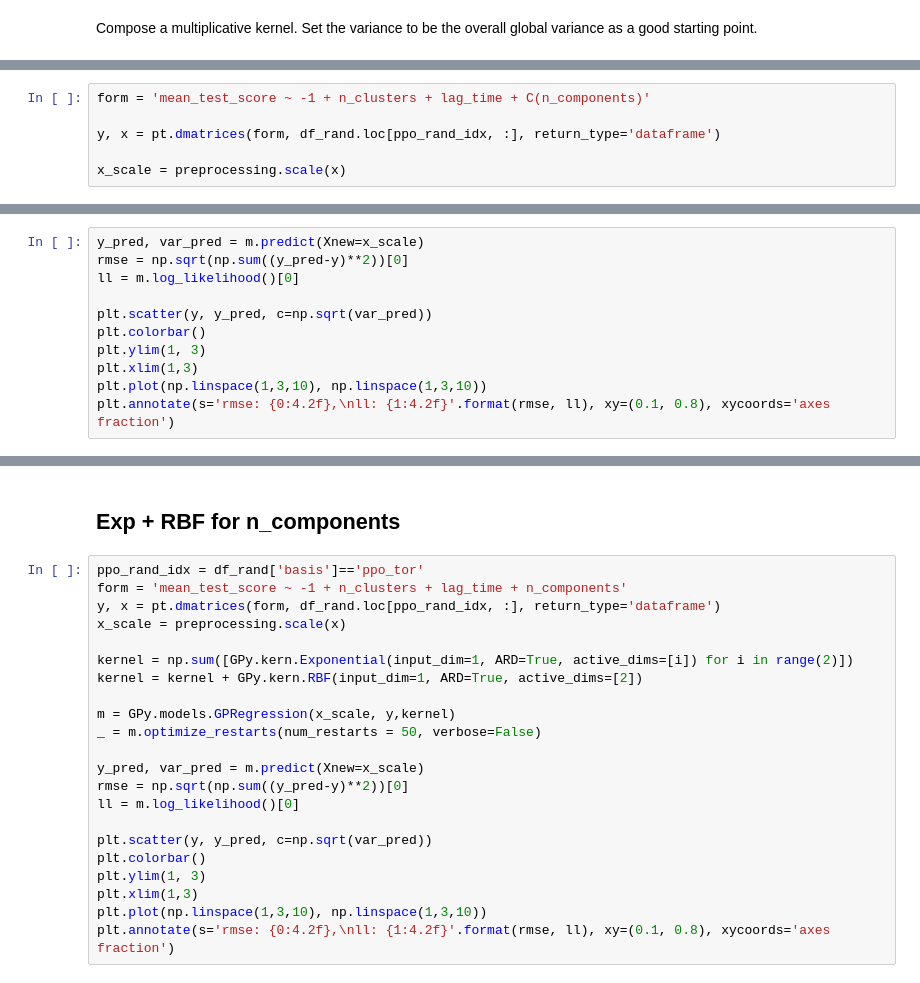
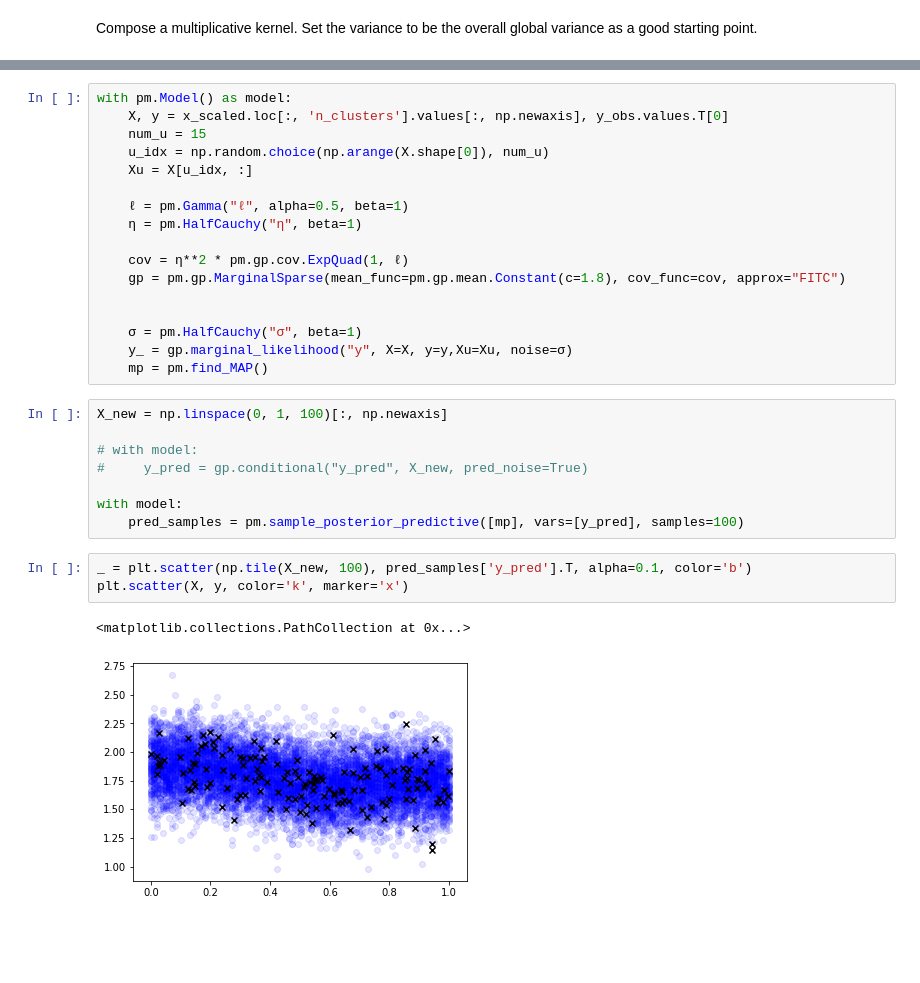
Before and after one commit to RobertArbon/optimize-fs-peptide, a Jupyter notebook: fit_gp_model.ipynb, the cells around one changed output, grey strips where cells are left out. Drawn from its saved outputs; the diff is of its cells as text; blank space fills up the shorter version.

```diff
--- a/fit_gp_model.ipynb
+++ b/fit_gp_model.ipynb
@@ -280,6 +161,0 @@ df_rand.loc[ppo_rand_idx, 'n_components']
-# %%
-form = 'mean_test_score ~ -1 + n_clusters + lag_time + C(n_components)'
-
-y, x = pt.dmatrices(form, df_rand.loc[ppo_rand_idx, :], return_type='dataframe')
-
-x_scale = preprocessing.scale(x)
@@ -335,11 +161,0 @@ _ = m.optimize_restarts(num_restarts = 50, verbose=False)
-# %%
-y_pred, var_pred = m.predict(Xnew=x_scale)
-rmse = np.sqrt(np.sum((y_pred-y)**2))[0]
-ll = m.log_likelihood()[0]
-
-plt.scatter(y, y_pred, c=np.sqrt(var_pred))
-plt.colorbar()
-plt.ylim(1, 3)
-plt.xlim(1,3)
-plt.plot(np.linspace(1,3,10), np.linspace(1,3,10))
-plt.annotate(s='rmse: {0:4.2f},\nll: {1:4.2f}'.format(rmse, ll), xy=(0.1, 0.8), xycoords='axes fraction')
@@ -370,24 +162,31 @@ plt.annotate(s='rmse: {0:4.2f},\nll: {1:4.2f}'.format(rmse, ll), xy=(0.1, 0.8),
-# %% [markdown]
-## Exp + RBF for n_components
-# %%
-ppo_rand_idx = df_rand['basis']=='ppo_tor'
-form = 'mean_test_score ~ -1 + n_clusters + lag_time + n_components'
-y, x = pt.dmatrices(form, df_rand.loc[ppo_rand_idx, :], return_type='dataframe')
-x_scale = preprocessing.scale(x)
-
-kernel = np.sum([GPy.kern.Exponential(input_dim=1, ARD=True, active_dims=[i]) for i in range(2)])
-kernel = kernel + GPy.kern.RBF(input_dim=1, ARD=True, active_dims=[2])
-
-m = GPy.models.GPRegression(x_scale, y,kernel)
-_ = m.optimize_restarts(num_restarts = 50, verbose=False)
-
-y_pred, var_pred = m.predict(Xnew=x_scale)
-rmse = np.sqrt(np.sum((y_pred-y)**2))[0]
-ll = m.log_likelihood()[0]
-
-plt.scatter(y, y_pred, c=np.sqrt(var_pred))
-plt.colorbar()
-plt.ylim(1, 3)
-plt.xlim(1,3)
-plt.plot(np.linspace(1,3,10), np.linspace(1,3,10))
-plt.annotate(s='rmse: {0:4.2f},\nll: {1:4.2f}'.format(rmse, ll), xy=(0.1, 0.8), xycoords='axes fraction')
+# %%
+with pm.Model() as model:
+    X, y = x_scaled.loc[:, 'n_clusters'].values[:, np.newaxis], y_obs.values.T[0]
+    num_u = 15
+    u_idx = np.random.choice(np.arange(X.shape[0]), num_u)
+    Xu = X[u_idx, :]
+
+    ℓ = pm.Gamma("ℓ", alpha=0.5, beta=1)
+    η = pm.HalfCauchy("η", beta=1)
+
+    cov = η**2 * pm.gp.cov.ExpQuad(1, ℓ)
+    gp = pm.gp.MarginalSparse(mean_func=pm.gp.mean.Constant(c=1.8), cov_func=cov, approx="FITC")
+
+
+    σ = pm.HalfCauchy("σ", beta=1)
+    y_ = gp.marginal_likelihood("y", X=X, y=y,Xu=Xu, noise=σ)
+    mp = pm.find_MAP()
+# %%
+X_new = np.linspace(0, 1, 100)[:, np.newaxis]
+
+# with model:
+#     y_pred = gp.conditional("y_pred", X_new, pred_noise=True)
+
+with model:
+    pred_samples = pm.sample_posterior_predictive([mp], vars=[y_pred], samples=100)
+# %%
+_ = plt.scatter(np.tile(X_new, 100), pred_samples['y_pred'].T, alpha=0.1, color='b')
+plt.scatter(X, y, color='k', marker='x')
+# %% [output]
+<matplotlib.collections.PathCollection at 0x...>
+[figure, added]
```
Also changed, not shown: parts of 47 cells of this notebook.
